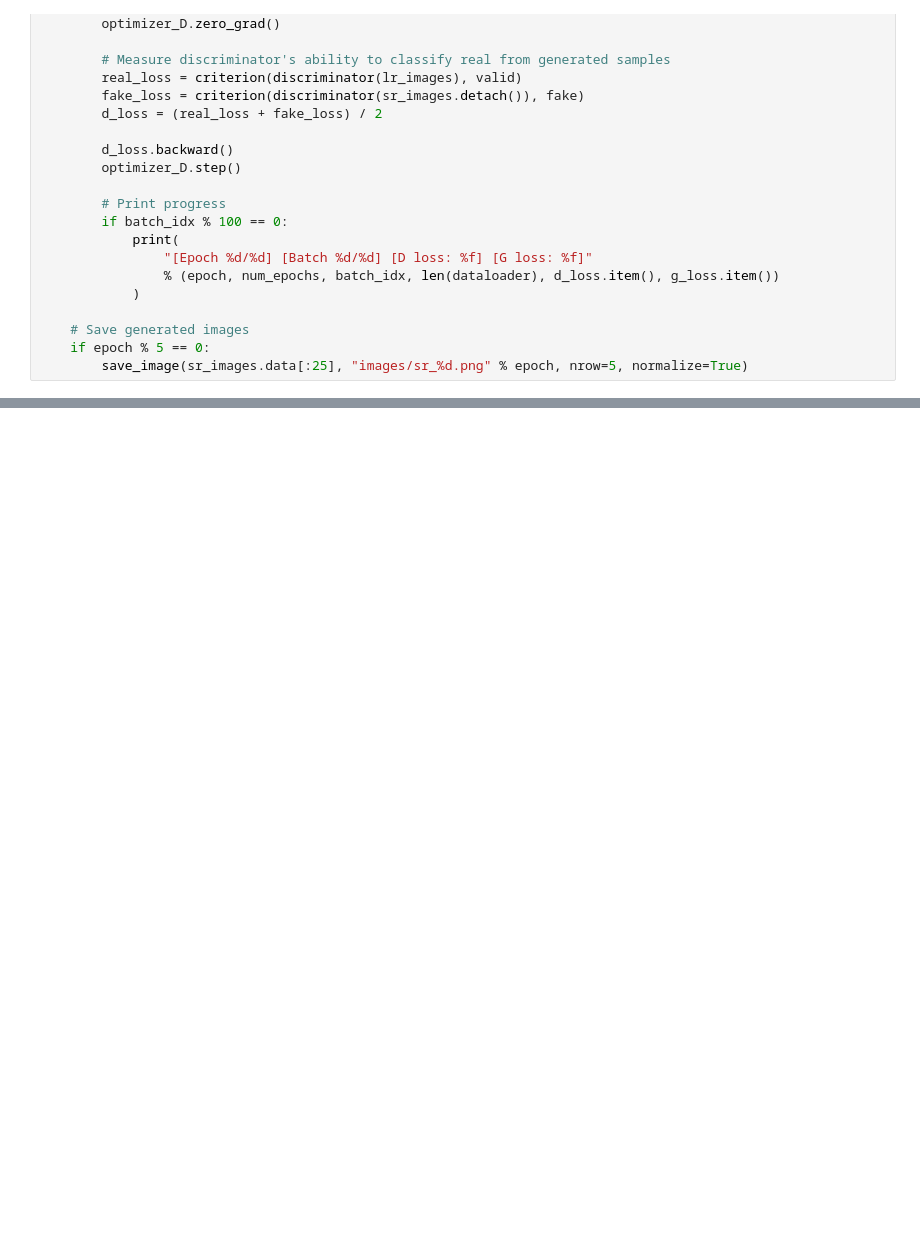
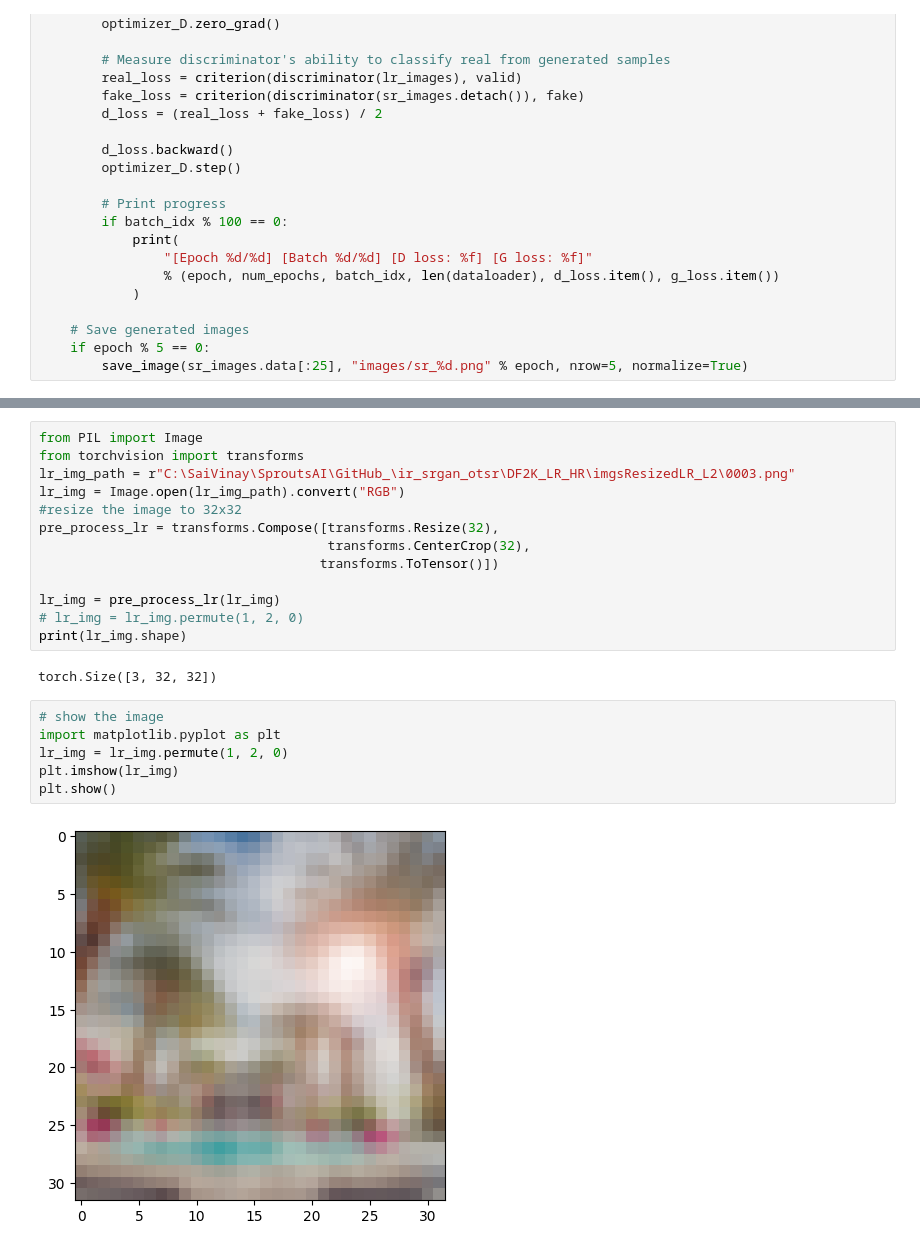
Before and after one commit to saivinay997/ir_srgan_otsr, a Jupyter notebook: src/dev.ipynb, the cells around one changed output, grey strips where cells are left out. Saved outputs shown, nothing was run; the diff lists cells and outputs as text; blank space fills up the shorter version.

```diff
--- a/src/dev.ipynb
+++ b/src/dev.ipynb
@@ -531,0 +544,23 @@ for epoch in range(num_epochs):
+# %%
+from PIL import Image
+from torchvision import transforms
+lr_img_path = r"C:\SaiVinay\SproutsAI\GitHub_\ir_srgan_otsr\DF2K_LR_HR\imgsResizedLR_L2\0003.png"
+lr_img = Image.open(lr_img_path).convert("RGB")
+#resize the image to 32x32
+pre_process_lr = transforms.Compose([transforms.Resize(32),
+                                     transforms.CenterCrop(32),
+                                    transforms.ToTensor()])
+
+lr_img = pre_process_lr(lr_img)
+# lr_img = lr_img.permute(1, 2, 0)
+print(lr_img.shape)
+# %% [output]
+torch.Size([3, 32, 32])
+# %%
+# show the image
+import matplotlib.pyplot as plt
+lr_img = lr_img.permute(1, 2, 0)
+plt.imshow(lr_img)
+plt.show()
+# %% [output]
+[figure, added]
```
Also changed, not shown: parts of 6 cells of this notebook, 15 other files.
